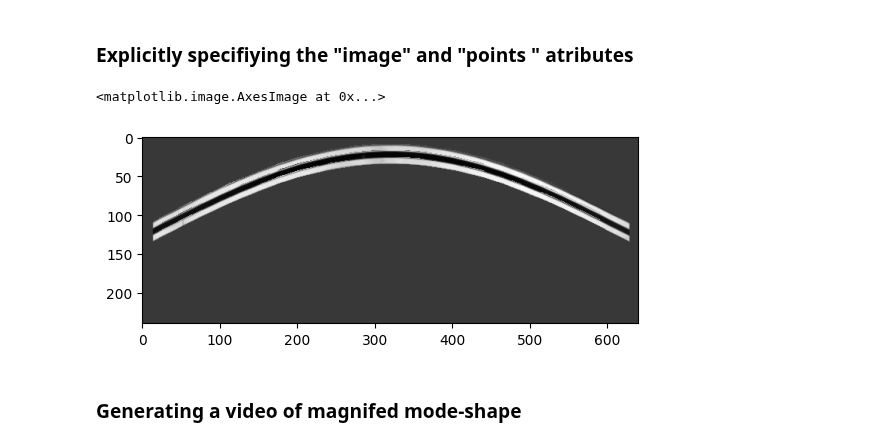
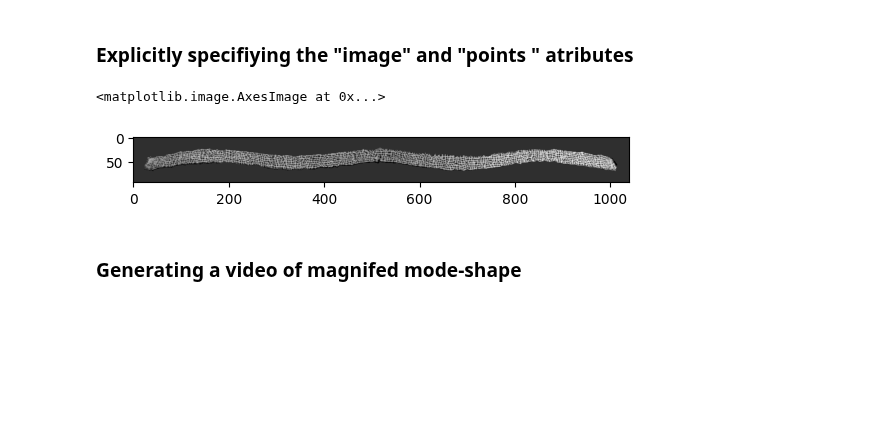
Before and after one commit to ladisk/pyidi, a Jupyter notebook: Showcase_MS_mag.ipynb, the cells around one changed output. Drawn from its saved outputs; the diff is of its cells as text; code cells hidden in the pictures; blank space fills up the shorter version.

Commit message:
Added example from paper to MS magnification showcase

```diff
--- a/Showcase_MS_mag.ipynb
+++ b/Showcase_MS_mag.ipynb
@@ -74,17 +73,26 @@ plt.imshow(res, 'gray')
 # %% [markdown]
 ### Explicitly specifiying the "image" and "points " atributes
+# %%
+reference_image_2 = np.load('data/MSMag_reference_image.npy')
+inds_2 = np.load('data/MSMag_coord.npy')
+mode_shape_0 = np.load('data/MSMag_vect_0.npy')
+mode_shape_1 = np.load('data/MSMag_vect_1.npy')
 # %%
-res = pyidi.postprocessing.mode_shape_magnification(displacements = mode_shape,
-                                                    magnification_factor = 100,
-                                                    image = reference_image,
-                                                    points = inds,
-                                                    background_brightness = 0.5,
+# Define the mode shape to be magnified
+mode = 4
+mode_shape_2 = np.vstack((mode_shape_0[mode], mode_shape_1[mode])).T
+
+res = pyidi.postprocessing.mode_shape_magnification(displacements = mode_shape_2,
+                                                    magnification_factor = 2000,
+                                                    image = reference_image_2,
+                                                    points = inds_2,
+                                                    background_brightness = 1,
                                                     show_undeformed=False)
 
 plt.imshow(res, 'gray')
 # %% [output]
 <matplotlib.image.AxesImage at 0x...>
-[figure, old version]
+[figure, new version]
 # %% [markdown]
 ### Generating a video of magnifed mode-shape
 # %%
```
Also changed, not shown: parts of 3 cells of this notebook, 4 other files.
